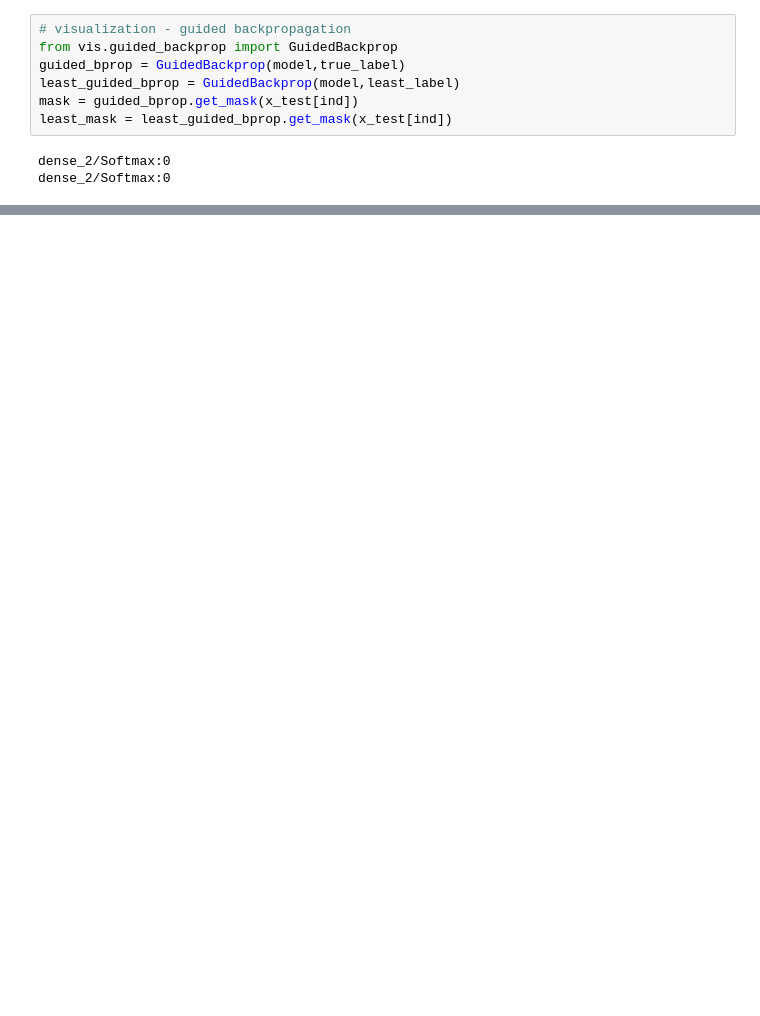
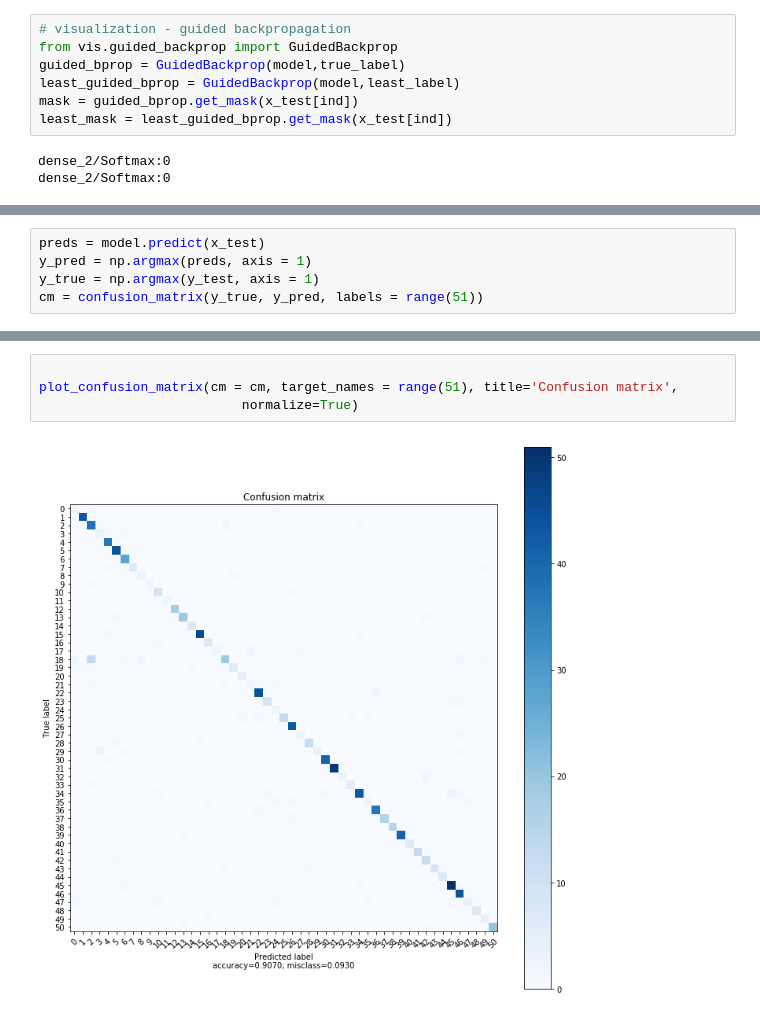
Before and after one commit to danisbet/machine-lip-reading, a Jupyter notebook: vis.ipynb, the cells around one changed output, grey strips where cells are left out. Cells and saved outputs as stored; diff of their text form; blank space fills up the shorter version.

```diff
--- a/vis.ipynb
+++ b/vis.ipynb
@@ -265,0 +274,5 @@ for i in range(7):
+# %%
+preds = model.predict(x_test)
+y_pred = np.argmax(preds, axis = 1)
+y_true = np.argmax(y_test, axis = 1)
+cm = confusion_matrix(y_true, y_pred, labels = range(51))
@@ -265,0 +357,6 @@ for i in range(7):
+# %%
+
+plot_confusion_matrix(cm = cm, target_names = range(51), title='Confusion matrix',
+                          normalize=True)
+# %% [output]
+[figure, added]
```
Also changed, not shown: parts of 11 cells of this notebook.
